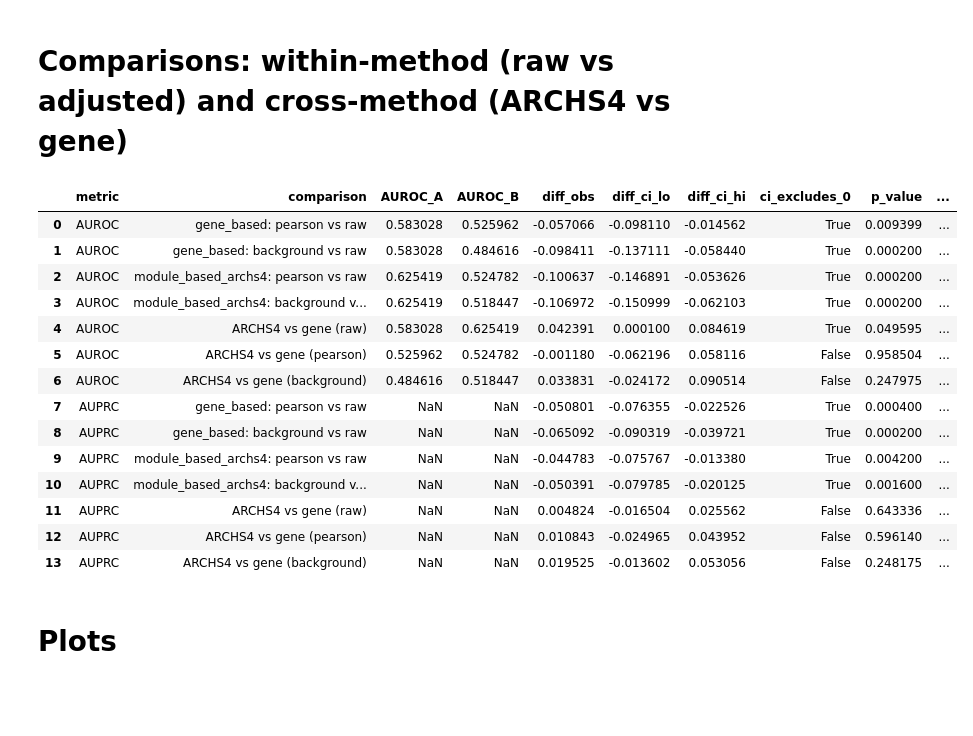
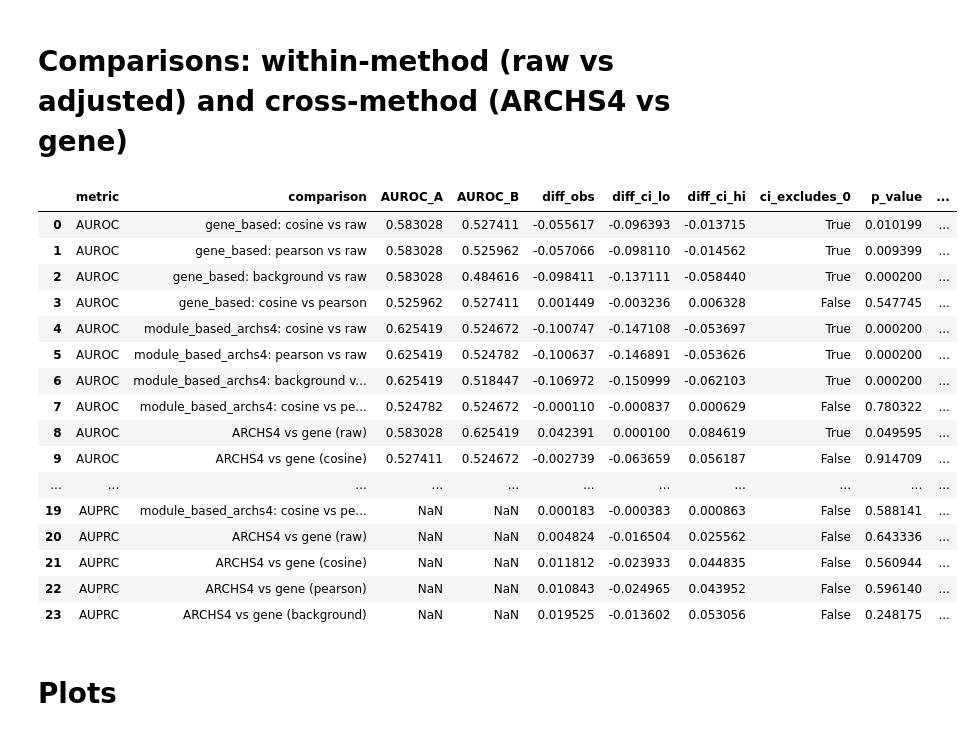
Before and after one commit to miltondp/clamp-analyses, a Jupyter notebook: nbs/03_model_biology/00_archs4/02_drug_disease_associations/null_adjust_test/05_multitissue_eval.ipynb, the cells around one changed output. Saved outputs shown, nothing was run; the diff lists cells and outputs as text; code cells hidden in the pictures; blank space fills up the shorter version.

```diff
--- a/nbs/03_model_biology/00_archs4/02_drug_disease_associations/null_adjust_test/05_multitissue_eval.ipynb
+++ b/nbs/03_model_biology/00_archs4/02_drug_disease_associations/null_adjust_test/05_multitissue_eval.ipynb
@@ -42,7 +49,7 @@ FIG_DIR = OUTPUT_DIR / 'figures'
 FIG_DIR.mkdir(parents=True, exist_ok=True)
 
 METHODS = ['gene_based', 'module_based_archs4']
-SCORINGS = ['raw', 'pearson', 'background']
+SCORINGS = ['raw', 'cosine', 'pearson', 'background']
 # %% [markdown]
 # Load aggregated frame; pivot to a shared (drug, DOID) × (method, scoring) table
 # %%
@@ -139,48 +146,52 @@ bootstrap done; skipped: 0
 # Comparisons: within-method (raw vs adjusted) and cross-method (ARCHS4 vs gene)
 # %%
 COMPARISONS = []
-for m in METHODS:                                  # within method: adjusted vs raw
-    for s in ['pearson', 'background']:
+for m in METHODS:                                  # within method: normalized vs raw
+    for s in ['cosine', 'pearson', 'background']:
         COMPARISONS.append((f'{m}|{s}', f'{m}|raw', f'{m}: {s} vs raw'))
+    # is cosine interchangeable with pearson? (does the extra mean-centering matter?)
+    COMPARISONS.append((f'{m}|cosine', f'{m}|pearson', f'{m}: cosine vs pearson'))
 for s in SCORINGS:                                 # cross method under each scoring
     COMPARISONS.append((f'module_based_archs4|{s}', f'gene_based|{s}',
                         f'ARCHS4 vs gene ({s})'))
 
 rows = []
 for mn in METRICS:
     for B, A, label in COMPARISONS:
         diff = boot[mn][B] - boot[mn][A]
         lo, hi = boot_ci(diff)
         rows.append({
             'metric': mn, 'comparison': label,
             f'{mn}_A': METRICS[mn](y_true, scores[A]),
             f'{mn}_B': METRICS[mn](y_true, scores[B]),
             'diff_obs': METRICS[mn](y_true, scores[B]) - METRICS[mn](y_true, scores[A]),
             'diff_ci_lo': lo, 'diff_ci_hi': hi,
             'ci_excludes_0': bool(lo > 0 or hi < 0),
             'p_value': boot_pvalue_two_sided(diff),
         })
 results = pd.DataFrame(rows)
 results['p_value_bh'] = bh_correct(results['p_value'].values)
 pd.set_option('display.width', 200); pd.set_option('display.max_columns', 20)
 display(results)
 results.to_csv(OUTPUT_DIR / 'multitissue_bootstrap_results.csv', index=False)
 # %% [output]
 |  | metric | comparison | AUROC_A | AUROC_B | diff_obs | diff_ci_lo | diff_ci_hi | ci_excludes_0 | p_value | ... |
-| 0 | AUROC | gene_based: pearson vs raw | 0.583028 | 0.525962 | -0.057066 | -0.098110 | -0.014562 | True | 0.009399 | ... |
-| 1 | AUROC | gene_based: background vs raw | 0.583028 | 0.484616 | -0.098411 | -0.137111 | -0.058440 | True | 0.000200 | ... |
-| 2 | AUROC | module_based_archs4: pearson vs raw | 0.625419 | 0.524782 | -0.100637 | -0.146891 | -0.053626 | True | 0.000200 | ... |
-| 3 | AUROC | module_based_archs4: background v... | 0.625419 | 0.518447 | -0.106972 | -0.150999 | -0.062103 | True | 0.000200 | ... |
-| 4 | AUROC | ARCHS4 vs gene (raw) | 0.583028 | 0.625419 | 0.042391 | 0.000100 | 0.084619 | True | 0.049595 | ... |
-| 5 | AUROC | ARCHS4 vs gene (pearson) | 0.525962 | 0.524782 | -0.001180 | -0.062196 | 0.058116 | False | 0.958504 | ... |
-| 6 | AUROC | ARCHS4 vs gene (background) | 0.484616 | 0.518447 | 0.033831 | -0.024172 | 0.090514 | False | 0.247975 | ... |
-| 7 | AUPRC | gene_based: pearson vs raw | NaN | NaN | -0.050801 | -0.076355 | -0.022526 | True | 0.000400 | ... |
-| 8 | AUPRC | gene_based: background vs raw | NaN | NaN | -0.065092 | -0.090319 | -0.039721 | True | 0.000200 | ... |
-| 9 | AUPRC | module_based_archs4: pearson vs raw | NaN | NaN | -0.044783 | -0.075767 | -0.013380 | True | 0.004200 | ... |
-| 10 | AUPRC | module_based_archs4: background v... | NaN | NaN | -0.050391 | -0.079785 | -0.020125 | True | 0.001600 | ... |
-| 11 | AUPRC | ARCHS4 vs gene (raw) | NaN | NaN | 0.004824 | -0.016504 | 0.025562 | False | 0.643336 | ... |
-| 12 | AUPRC | ARCHS4 vs gene (pearson) | NaN | NaN | 0.010843 | -0.024965 | 0.043952 | False | 0.596140 | ... |
-| 13 | AUPRC | ARCHS4 vs gene (background) | NaN | NaN | 0.019525 | -0.013602 | 0.053056 | False | 0.248175 | ... |
+| 0 | AUROC | gene_based: cosine vs raw | 0.583028 | 0.527411 | -0.055617 | -0.096393 | -0.013715 | True | 0.010199 | ... |
+| 1 | AUROC | gene_based: pearson vs raw | 0.583028 | 0.525962 | -0.057066 | -0.098110 | -0.014562 | True | 0.009399 | ... |
+| 2 | AUROC | gene_based: background vs raw | 0.583028 | 0.484616 | -0.098411 | -0.137111 | -0.058440 | True | 0.000200 | ... |
+| 3 | AUROC | gene_based: cosine vs pearson | 0.525962 | 0.527411 | 0.001449 | -0.003236 | 0.006328 | False | 0.547745 | ... |
+| 4 | AUROC | module_based_archs4: cosine vs raw | 0.625419 | 0.524672 | -0.100747 | -0.147108 | -0.053697 | True | 0.000200 | ... |
+| 5 | AUROC | module_based_archs4: pearson vs raw | 0.625419 | 0.524782 | -0.100637 | -0.146891 | -0.053626 | True | 0.000200 | ... |
+| 6 | AUROC | module_based_archs4: background v... | 0.625419 | 0.518447 | -0.106972 | -0.150999 | -0.062103 | True | 0.000200 | ... |
+| 7 | AUROC | module_based_archs4: cosine vs pe... | 0.524782 | 0.524672 | -0.000110 | -0.000837 | 0.000629 | False | 0.780322 | ... |
+| 8 | AUROC | ARCHS4 vs gene (raw) | 0.583028 | 0.625419 | 0.042391 | 0.000100 | 0.084619 | True | 0.049595 | ... |
+| 9 | AUROC | ARCHS4 vs gene (cosine) | 0.527411 | 0.524672 | -0.002739 | -0.063659 | 0.056187 | False | 0.914709 | ... |
+| ... | ... | ... | ... | ... | ... | ... | ... | ... | ... | ... |
+| 19 | AUPRC | module_based_archs4: cosine vs pe... | NaN | NaN | 0.000183 | -0.000383 | 0.000863 | False | 0.588141 | ... |
+| 20 | AUPRC | ARCHS4 vs gene (raw) | NaN | NaN | 0.004824 | -0.016504 | 0.025562 | False | 0.643336 | ... |
+| 21 | AUPRC | ARCHS4 vs gene (cosine) | NaN | NaN | 0.011812 | -0.023933 | 0.044835 | False | 0.560944 | ... |
+| 22 | AUPRC | ARCHS4 vs gene (pearson) | NaN | NaN | 0.010843 | -0.024965 | 0.043952 | False | 0.596140 | ... |
+| 23 | AUPRC | ARCHS4 vs gene (background) | NaN | NaN | 0.019525 | -0.013602 | 0.053056 | False | 0.248175 | ... |
 # %% [markdown]
 # Plots
 # %%
```
Also changed, not shown: parts of 6 cells of this notebook, 3 other files.
